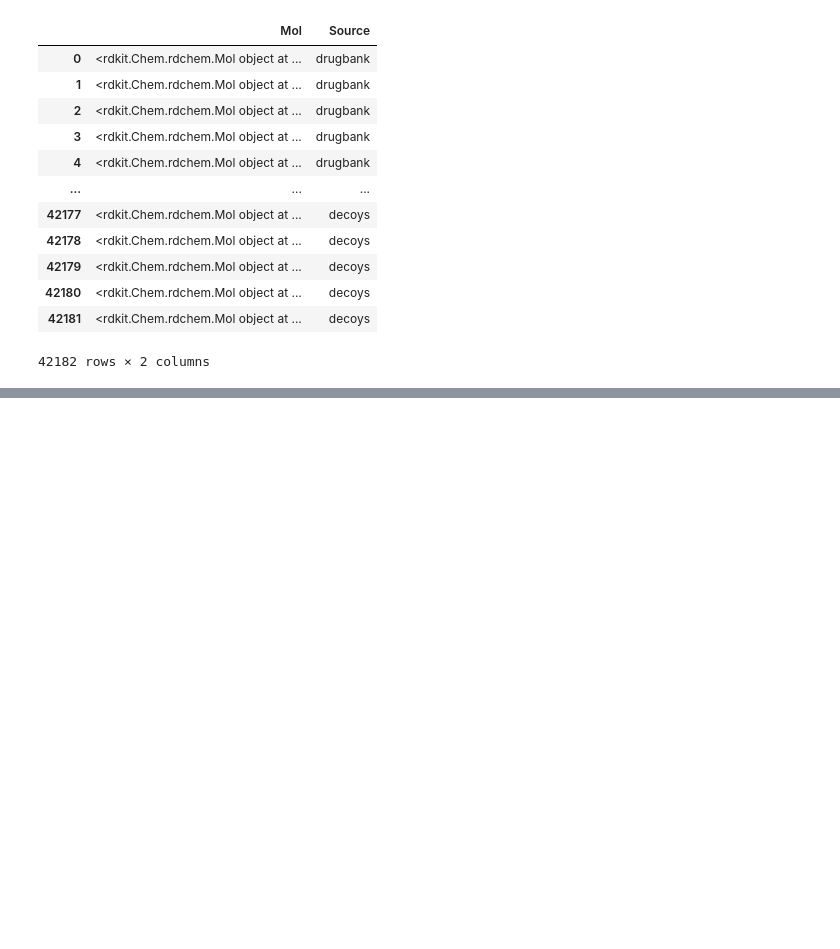
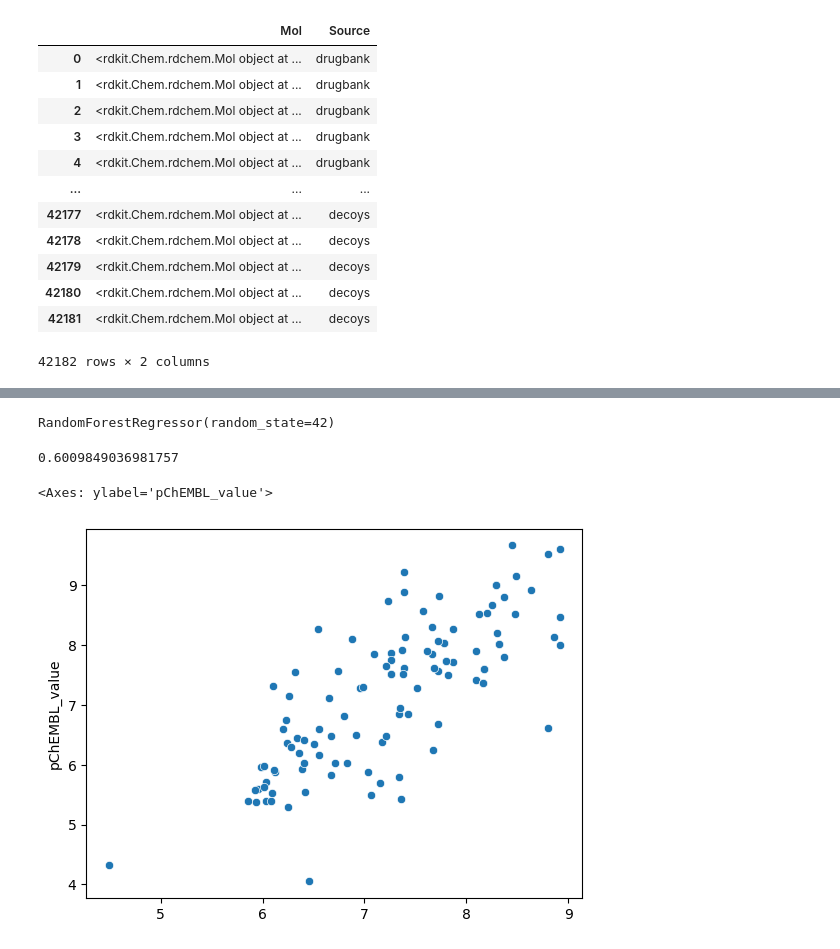
Before and after one commit to lich-uct/cdd2023, a Jupyter notebook: fulopj/jp_ntb/cdd_12_modeling_standardization.ipynb, the cells around one changed output, grey strips where cells are left out. Saved outputs shown, nothing was run; the diff lists cells and outputs as text; code cells hidden in the pictures; blank space fills up the shorter version.

```diff
--- a/fulopj/jp_ntb/cdd_12_modeling_standardization.ipynb
+++ b/fulopj/jp_ntb/cdd_12_modeling_standardization.ipynb
@@ -198,0 +332,4 @@ Number of changed InChI keys: 26092
+# %%
+drd3 = drd3.join(pd.DataFrame((rdMolDescriptors.MQNs_(mol) for mol in drd3["rdmol"]),
+                          columns=[*(f"MQN_{x}" for x in range(1,43))])
+            )
@@ -198,0 +356,20 @@ Number of changed InChI keys: 26092
+# %%
+drd3_train, drd3_test = train_test_split(drd3, test_size=0.3, random_state=42)
+# %%
+rr = ensemble.RandomForestRegressor(n_estimators=100, random_state=42)
+rr.fit(list(drd3_train["fps"]), drd3_train["pChEMBL_value"])
+# %% [output]
+RandomForestRegressor(random_state=42)
+# %%
+y_pred = rr.predict(list(drd3_test["fps"]))
+# %%
+# mean squared error
+from sklearn.metrics import mean_squared_error
+mean_squared_error(drd3_test["pChEMBL_value"], y_pred)
+# %% [output]
+0.6009849036981757
+# %%
+seaborn.scatterplot(x = y_pred, y=drd3_test["pChEMBL_value"])
+# %% [output]
+<Axes: ylabel='pChEMBL_value'>
+[figure, added]
```
Also changed, not shown: parts of 22 cells of this notebook, 2 other files.
